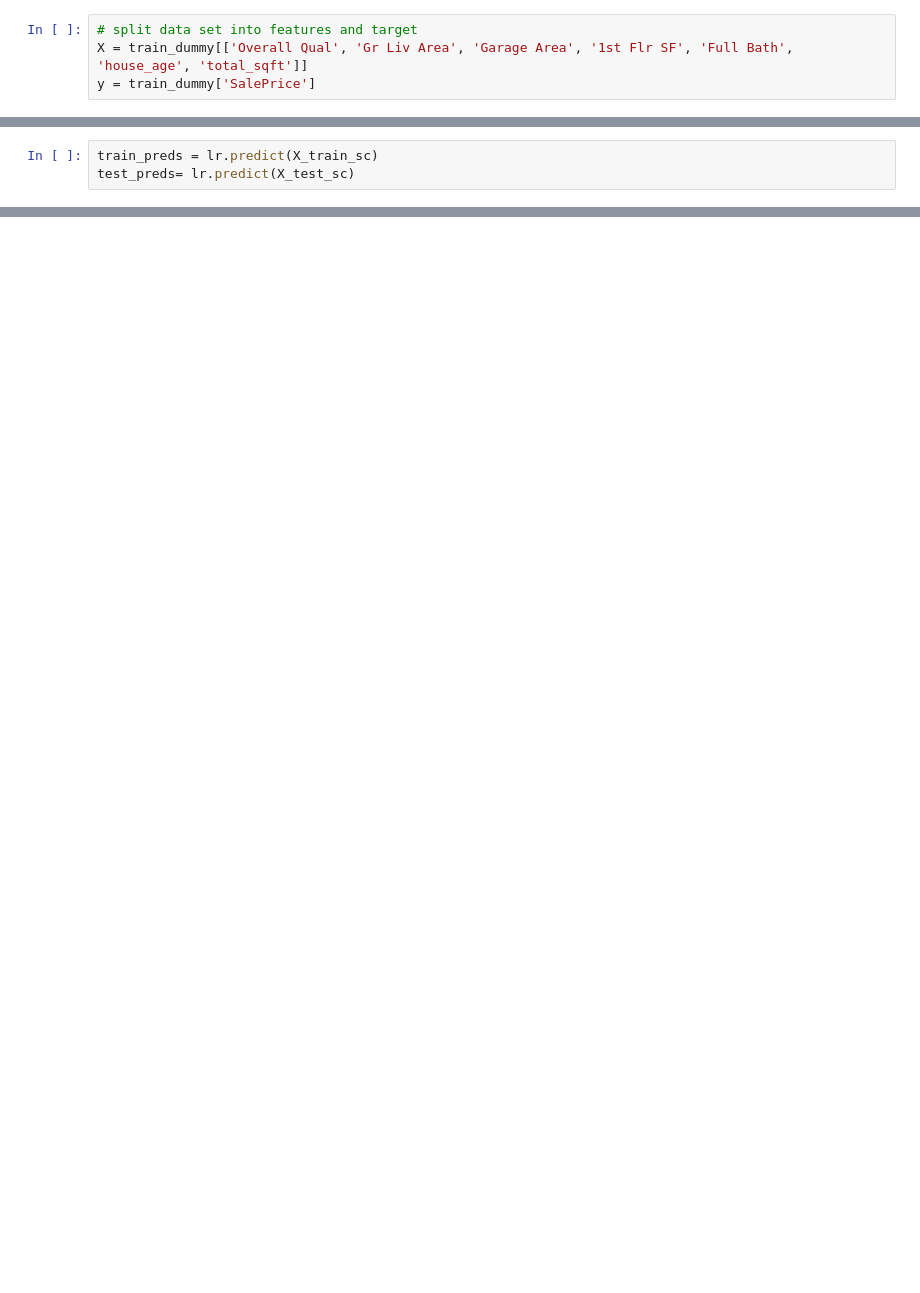
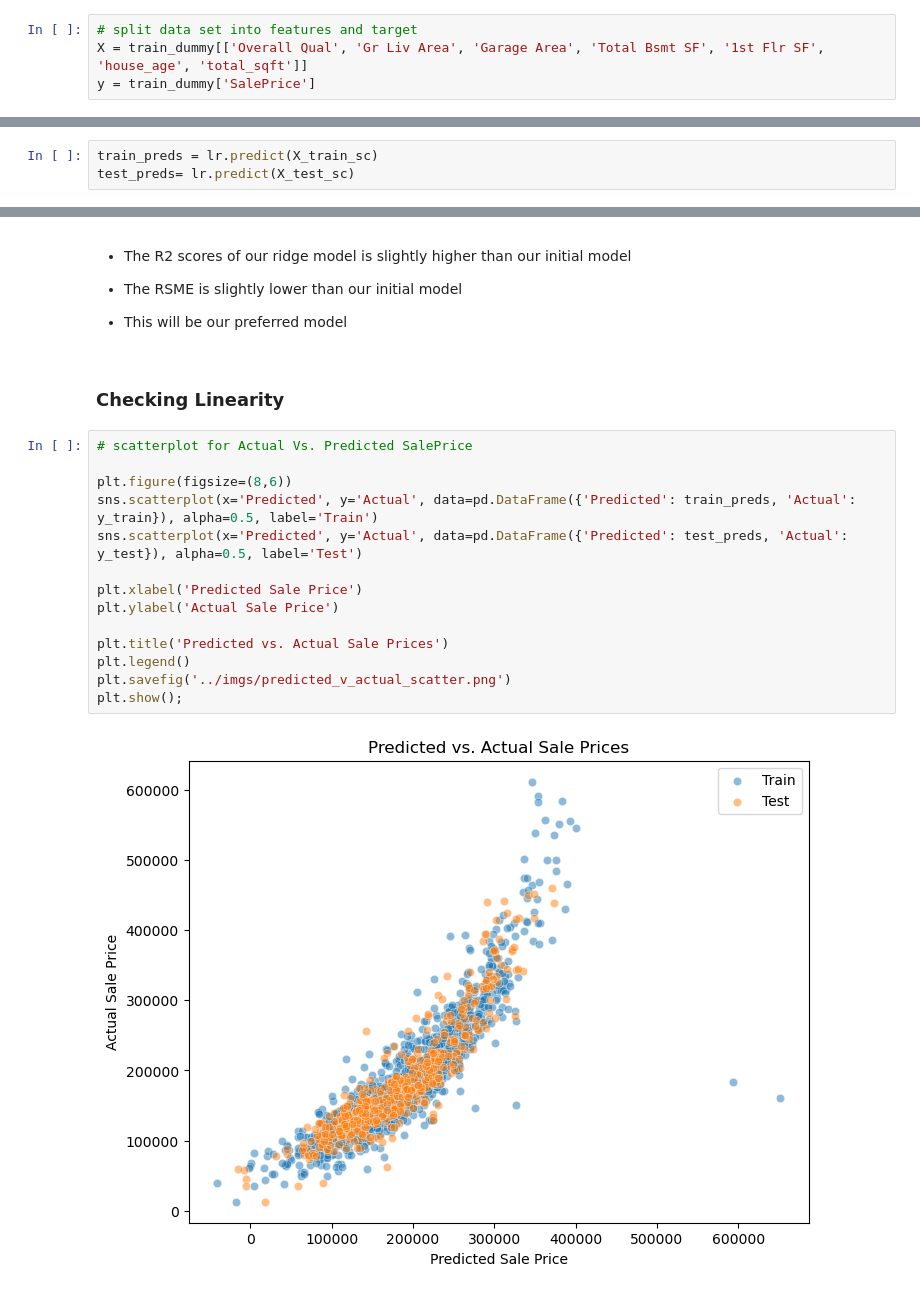
Before and after one commit to jlu7922/Ames-Housing-Data-and-Kaggle-Challenge, a Jupyter notebook: code/Pre-Processing-Modeling.ipynb, the cells around one changed output, grey strips where cells are left out. Drawn from its saved outputs; the diff is of its cells as text; blank space fills up the shorter version.

```diff
--- a/code/Pre-Processing-Modeling.ipynb
+++ b/code/Pre-Processing-Modeling.ipynb
@@ -65,6 +63,6 @@ train_dummy.head()
 # %%
 # split data set into features and target
-X = train_dummy[['Overall Qual', 'Gr Liv Area', 'Garage Area', '1st Flr SF', 'Full Bath', 'house_age', 'total_sqft']]
+X = train_dummy[['Overall Qual', 'Gr Liv Area', 'Garage Area', 'Total Bsmt SF', '1st Flr SF', 'house_age', 'total_sqft']]
 y = train_dummy['SalePrice']
 # %%
 X_train, X_test, y_train, y_test = train_test_split(X, y, random_state = 42)
@@ -151,0 +162,24 @@ Testing Data Lasso RMSE: 31784.468419608154
+# %% [markdown]
+* The R2 scores of our ridge model is slightly higher than our initial model
+
+* The RSME is slightly lower than our initial model
+
+* This will be our preferred model
+# %% [markdown]
+### Checking Linearity
+# %%
+# scatterplot for Actual Vs. Predicted SalePrice
+
+plt.figure(figsize=(8,6))
+sns.scatterplot(x='Predicted', y='Actual', data=pd.DataFrame({'Predicted': train_preds, 'Actual': y_train}), alpha=0.5, label='Train')
+sns.scatterplot(x='Predicted', y='Actual', data=pd.DataFrame({'Predicted': test_preds, 'Actual': y_test}), alpha=0.5, label='Test')
+
+plt.xlabel('Predicted Sale Price')
+plt.ylabel('Actual Sale Price')
+
+plt.title('Predicted vs. Actual Sale Prices')
+plt.legend()
+plt.savefig('../imgs/predicted_v_actual_scatter.png')
+plt.show();
+# %% [output]
+[figure, added]
```
Also changed, not shown: parts of 30 cells of this notebook, 9 other files.
